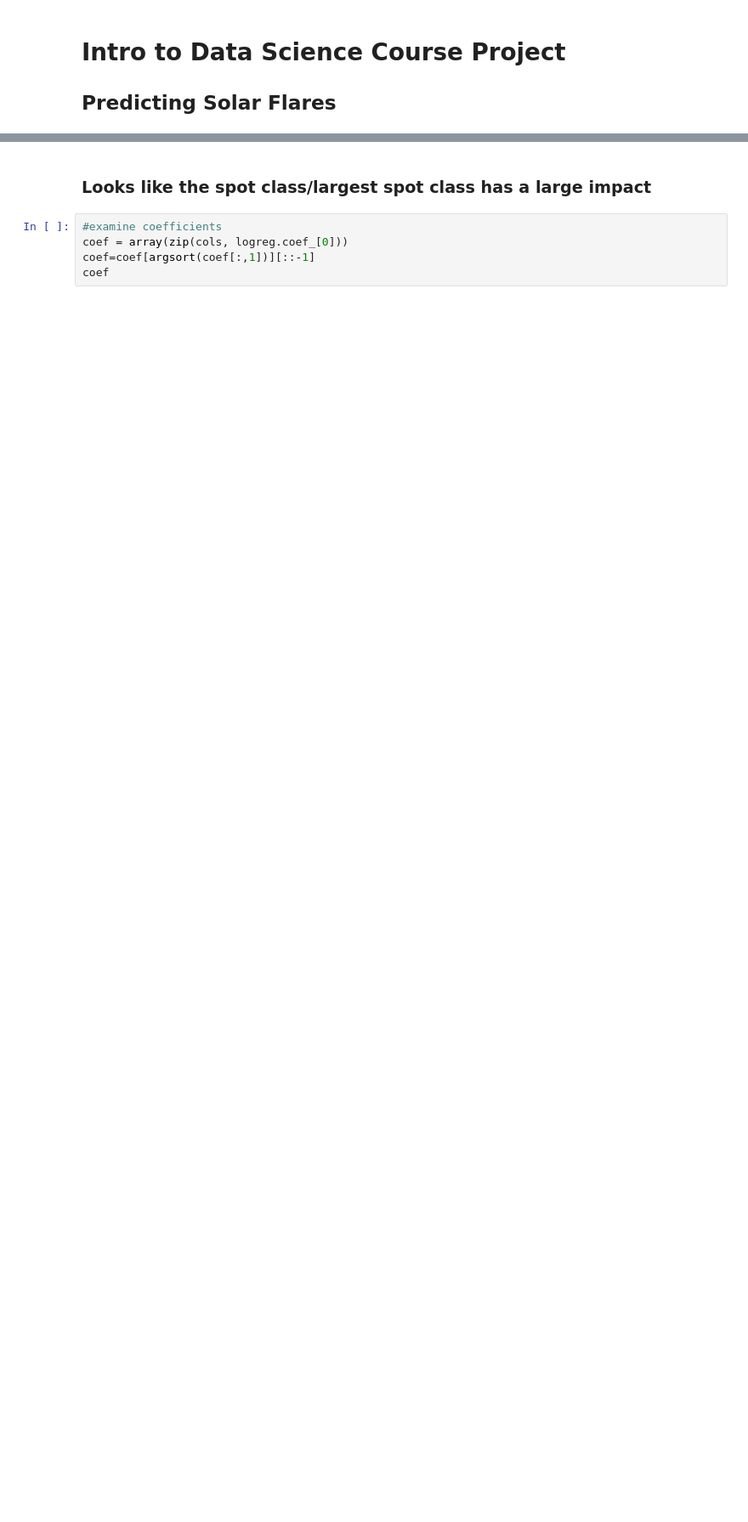
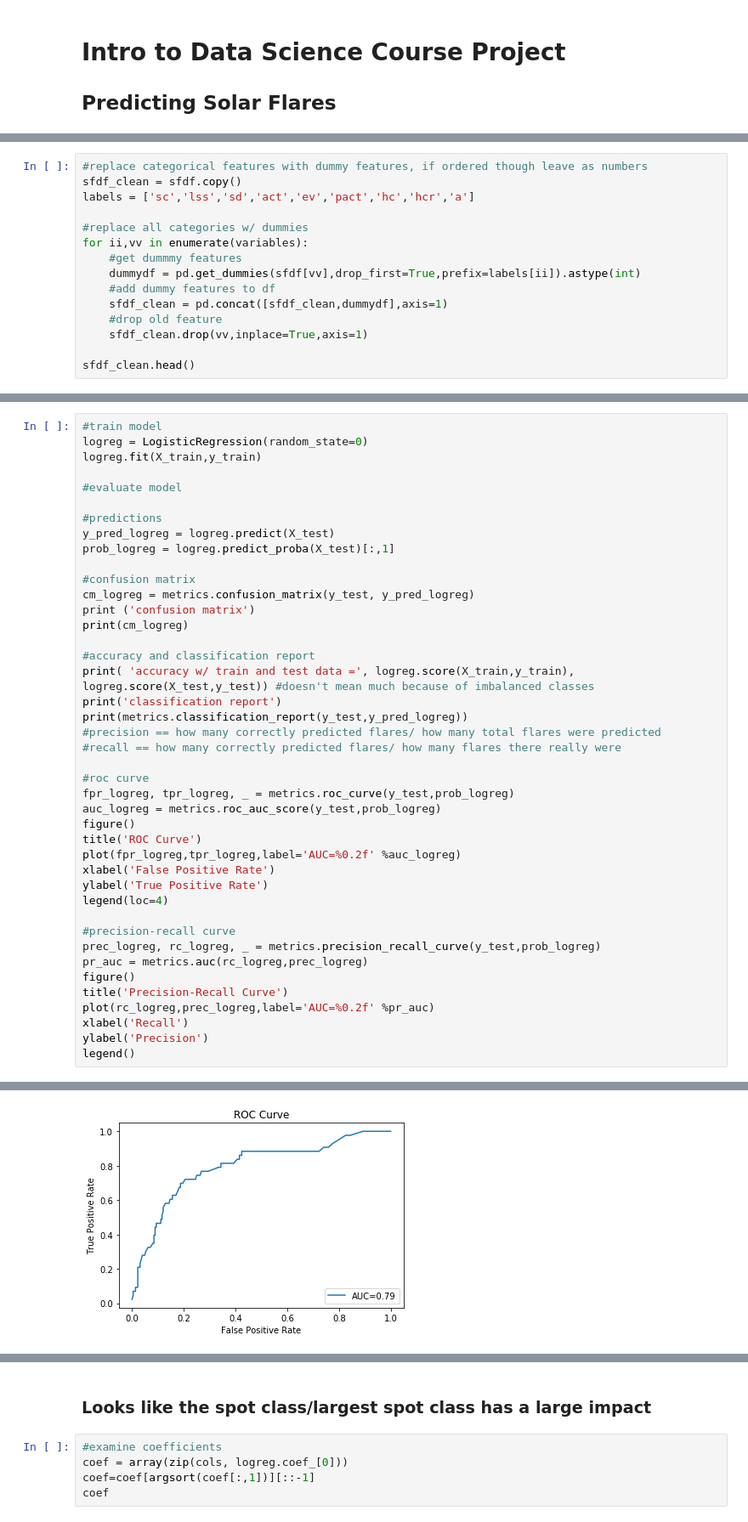
Before and after one commit to bittyfuz/MetisIDSProject, a Jupyter notebook: IDSproject.ipynb, the cells around one changed output, grey strips where cells are left out. Shown at 85% size. Saved outputs shown, nothing was run; the diff lists cells and outputs as text; blank space fills up the shorter version.

```diff
--- a/IDSproject.ipynb
+++ b/IDSproject.ipynb
@@ -232,0 +210,15 @@ Std of cv-accuracy: 0.0139778136074
+# %%
+#replace categorical features with dummy features, if ordered though leave as numbers
+sfdf_clean = sfdf.copy()
+labels = ['sc','lss','sd','act','ev','pact','hc','hcr','a']
+
+#replace all categories w/ dummies
+for ii,vv in enumerate(variables):
+    #get dummmy features
+    dummydf = pd.get_dummies(sfdf[vv],drop_first=True,prefix=labels[ii]).astype(int)
+    #add dummy features to df
+    sfdf_clean = pd.concat([sfdf_clean,dummydf],axis=1)
+    #drop old feature
+    sfdf_clean.drop(vv,inplace=True,axis=1)
+
+sfdf_clean.head()
@@ -232,0 +246,43 @@ Std of cv-accuracy: 0.0139778136074
+# %%
+#train model
+logreg = LogisticRegression(random_state=0)
+logreg.fit(X_train,y_train)
+
+#evaluate model
+
+#predictions
+y_pred_logreg = logreg.predict(X_test)
+prob_logreg = logreg.predict_proba(X_test)[:,1]
+
+#confusion matrix
+cm_logreg = metrics.confusion_matrix(y_test, y_pred_logreg)
+print ('confusion matrix')
+print(cm_logreg)
+
+#accuracy and classification report
+print( 'accuracy w/ train and test data =', logreg.score(X_train,y_train), logreg.score(X_test,y_test)) #doesn't mean much because of imbalanced classes
+print('classification report')
+print(metrics.classification_report(y_test,y_pred_logreg))
+#precision == how many correctly predicted flares/ how many total flares were predicted
+#recall == how many correctly predicted flares/ how many flares there really were
+
+#roc curve
+fpr_logreg, tpr_logreg, _ = metrics.roc_curve(y_test,prob_logreg)
+auc_logreg = metrics.roc_auc_score(y_test,prob_logreg)
+figure()
+title('ROC Curve')
+plot(fpr_logreg,tpr_logreg,label='AUC=%0.2f' %auc_logreg)
+xlabel('False Positive Rate')
+ylabel('True Positive Rate')
+legend(loc=4)
+
+#precision-recall curve
+prec_logreg, rc_logreg, _ = metrics.precision_recall_curve(y_test,prob_logreg)
+pr_auc = metrics.auc(rc_logreg,prec_logreg)
+figure()
+title('Precision-Recall Curve')
+plot(rc_logreg,prec_logreg,label='AUC=%0.2f' %pr_auc)
+xlabel('Recall')
+ylabel('Precision')
+legend()
+# %% [output]
@@ -232,0 +301 @@ Std of cv-accuracy: 0.0139778136074
+[figure, added]
```
Also changed, not shown: parts of 55 cells of this notebook.
